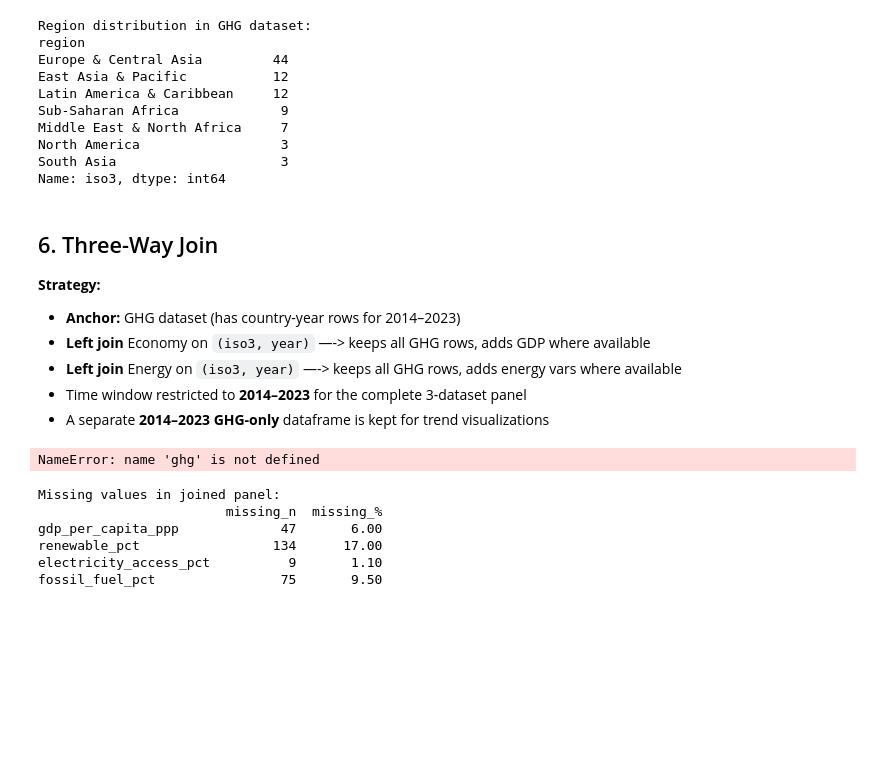
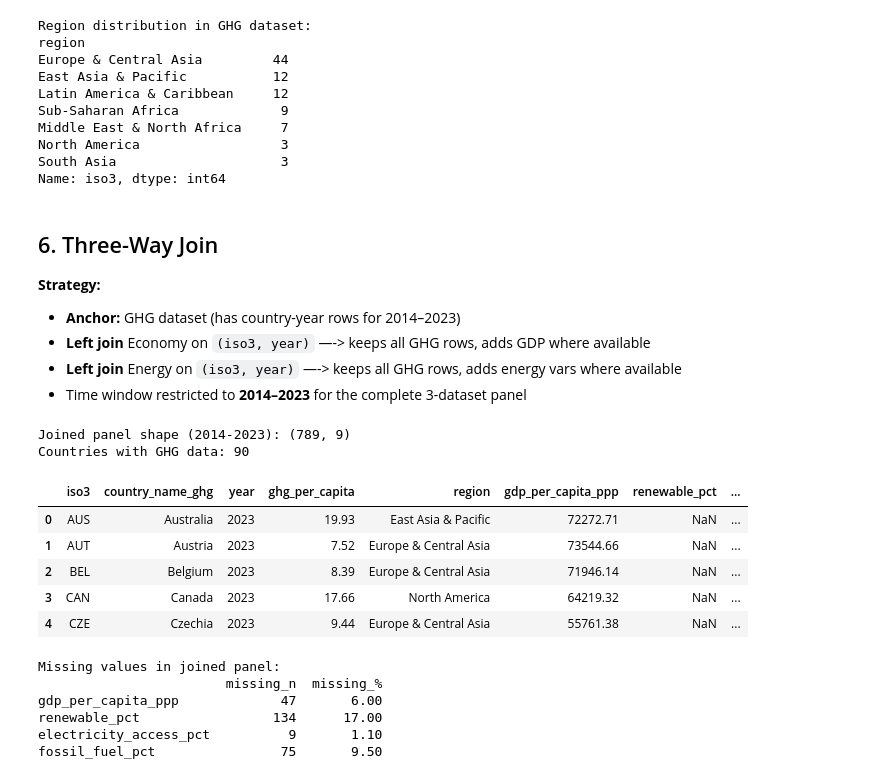
Before and after one commit to mtorella/Data-Visualization-2026, a Jupyter notebook: preprocessing.ipynb, the cells around one changed output. Cells and saved outputs as stored; diff of their text form; code cells hidden in the pictures; blank space fills up the shorter version.

Commit message:
delete df_trend from analysis pipeline

```diff
--- a/preprocessing.ipynb
+++ b/preprocessing.ipynb
@@ -408,34 +408,36 @@ Name: iso3, dtype: int64
 - **Left join** Economy on `(iso3, year)` —-> keeps all GHG rows, adds GDP where available
 - **Left join** Energy on `(iso3, year)` —-> keeps all GHG rows, adds energy vars where available
 - Time window restricted to **2014–2023** for the complete 3-dataset panel
-- A separate **2014–2023 GHG-only** dataframe is kept for trend visualizations
 # %%
-# 6a. Full trend dataset (GHG only, 2014–2023)
-df_trend = ghg.copy()
-print(f'Trend dataset (GHG only 2014-2023): {df_trend.shape}')
-
-# 6b. Joined panel (2014–2023)
+# Joined panel (2014–2023)
 ghg_2023 = ghg.query('year <= 2023').copy()
 
 # Join economy
 df = ghg_2023.merge(
     eco[['iso3', 'year', 'gdp_per_capita_ppp']],
     on=['iso3', 'year'],
     how='left'
 )
 
 # Join energy
 df = df.merge(
     nrg[['iso3', 'year', 'renewable_pct', 'electricity_access_pct', 'fossil_fuel_pct']],
     on=['iso3', 'year'],
     how='left'
 )
 
-print(f'\nJoined panel shape (2014-2023): {df.shape}')
+print(f'Joined panel shape (2014-2023): {df.shape}')
 print(f'Countries with GHG data: {df["iso3"].nunique()}')
 df.head()
 # %% [output]
-NameError: name 'ghg' is not defined
+Joined panel shape (2014-2023): (789, 9)
+Countries with GHG data: 90
+|  | iso3 | country_name_ghg | year | ghg_per_capita | region | gdp_per_capita_ppp | renewable_pct | ... |
+| 0 | AUS | Australia | 2023 | 19.93 | East Asia & Pacific | 72272.71 | NaN | ... |
+| 1 | AUT | Austria | 2023 | 7.52 | Europe & Central Asia | 73544.66 | NaN | ... |
+| 2 | BEL | Belgium | 2023 | 8.39 | Europe & Central Asia | 71946.14 | NaN | ... |
+| 3 | CAN | Canada | 2023 | 17.66 | North America | 64219.32 | NaN | ... |
+| 4 | CZE | Czechia | 2023 | 9.44 | Europe & Central Asia | 55761.38 | NaN | ... |
 # %%
 # Missing value audit on the joined panel
 print('Missing values in joined panel:')
```
Also changed, not shown: parts of 17 cells of this notebook, 1 other file.
